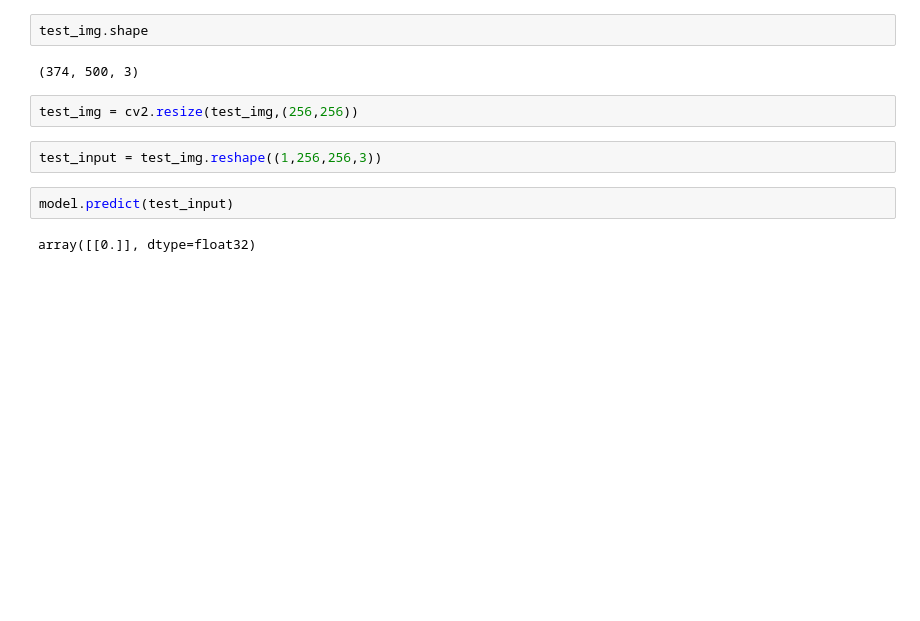
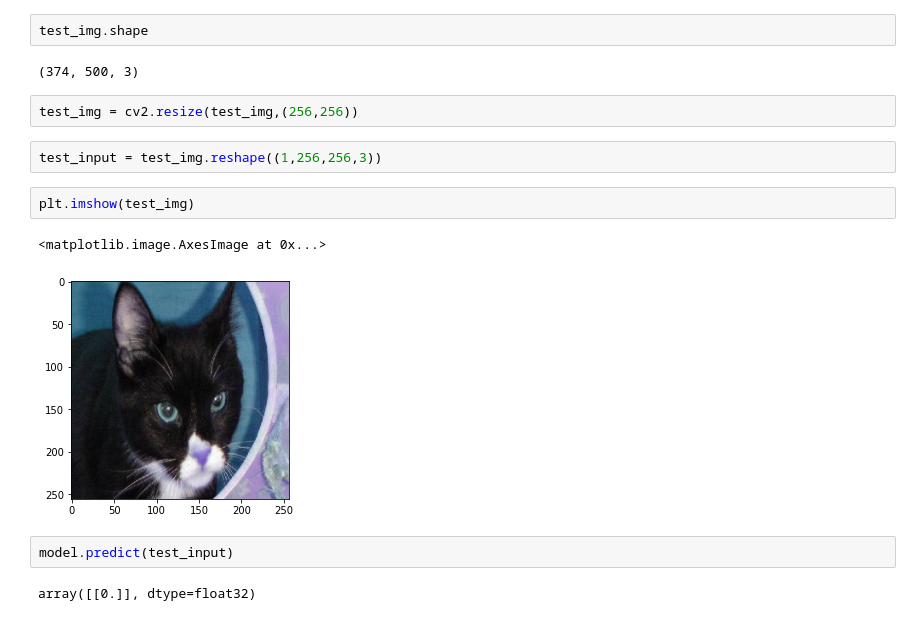
Before and after one commit to mahedishato/cat-vs-dog-CNN-model, a Jupyter notebook: cat_v_dog_cnn.ipynb, the cells around one changed output. Drawn from its saved outputs; the diff is of its cells as text; blank space fills up the shorter version.

```diff
--- a/cat_v_dog_cnn.ipynb
+++ b/cat_v_dog_cnn.ipynb
@@ -163,6 +163,11 @@ test_img.shape
 test_img = cv2.resize(test_img,(256,256))
 # %%
 test_input = test_img.reshape((1,256,256,3))
+# %%
+plt.imshow(test_img)
+# %% [output]
+<matplotlib.image.AxesImage at 0x...>
+[figure, added]
 # %%
 model.predict(test_input)
 # %% [output]
```
